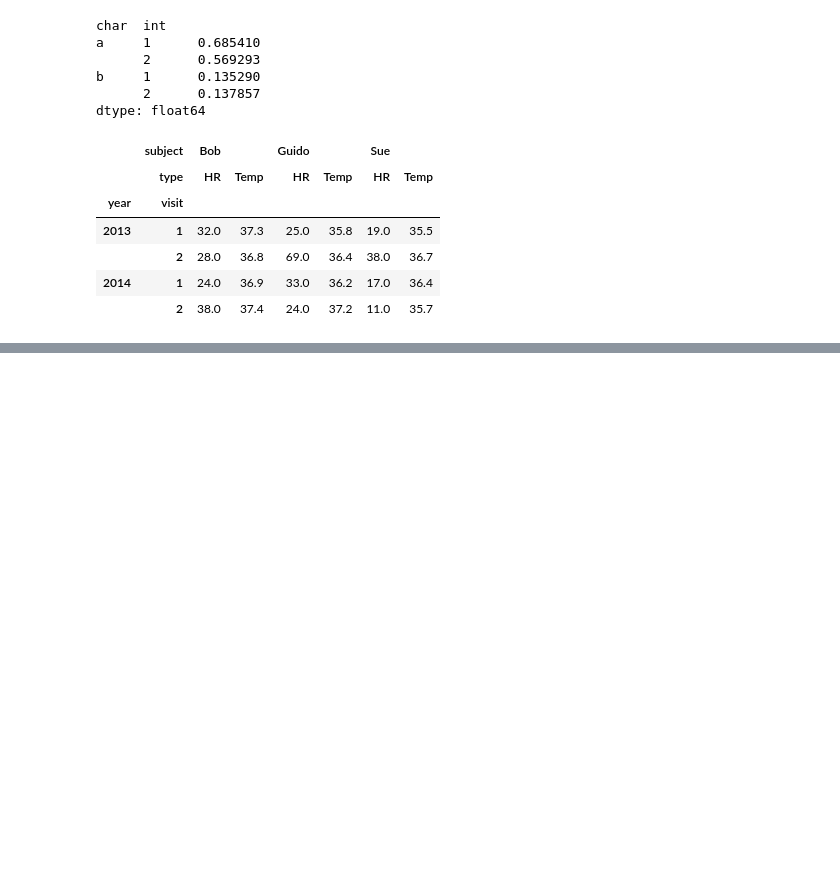
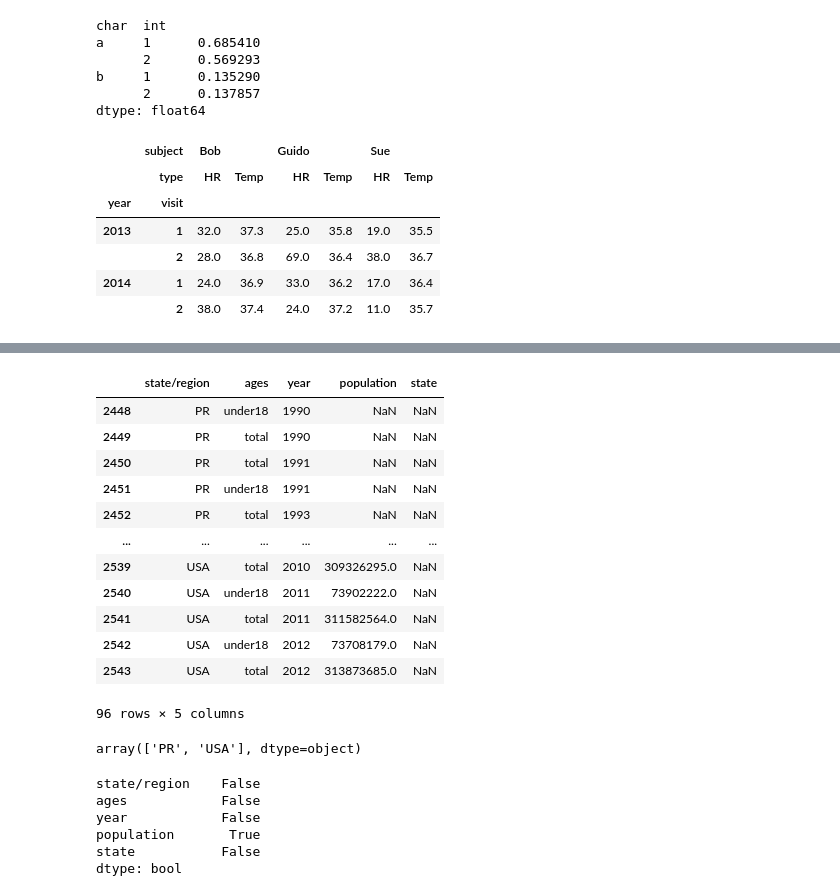
Before and after one commit to aliensmart/machine_learning, a Jupyter notebook: Pandas.ipynb, the cells around one changed output, grey strips where cells are left out. Cells and saved outputs as stored; diff of their text form; code cells hidden in the pictures; blank space fills up the shorter version.

```diff
--- a/Pandas.ipynb
+++ b/Pandas.ipynb
@@ -1379,0 +1528,32 @@ pd.merge(df6, df7, how='left')
+# %%
+merged[merged['state'].isnull()]
+# %% [output]
+|  | state/region | ages | year | population | state |
+| 2448 | PR | under18 | 1990 | NaN | NaN |
+| 2449 | PR | total | 1990 | NaN | NaN |
+| 2450 | PR | total | 1991 | NaN | NaN |
+| 2451 | PR | under18 | 1991 | NaN | NaN |
+| 2452 | PR | total | 1993 | NaN | NaN |
+| ... | ... | ... | ... | ... | ... |
+| 2539 | USA | total | 2010 | 309326295.0 | NaN |
+| 2540 | USA | under18 | 2011 | 73902222.0 | NaN |
+| 2541 | USA | total | 2011 | 311582564.0 | NaN |
+| 2542 | USA | under18 | 2012 | 73708179.0 | NaN |
+| 2543 | USA | total | 2012 | 313873685.0 | NaN |
+96 rows × 5 columns
+# %%
+merged.loc[merged['state'].isnull(), 'state/region'].unique() # we added .unique to only get the unique values
+# %% [output]
+array(['PR', 'USA'], dtype=object)
+# %%
+# We can quickly fill the values with appropriate data
+merged.loc[merged['state/region'] == 'PR', 'state'] = 'Puerto Rico'
+merged.loc[merged['state/region'] == 'USA', 'state'] = 'United States'
+merged.isnull().any()
+# %% [output]
+state/region    False
+ages            False
+year            False
+population       True
+state           False
+dtype: bool
```
Also changed, not shown: parts of 87 cells of this notebook, 3 other files.
